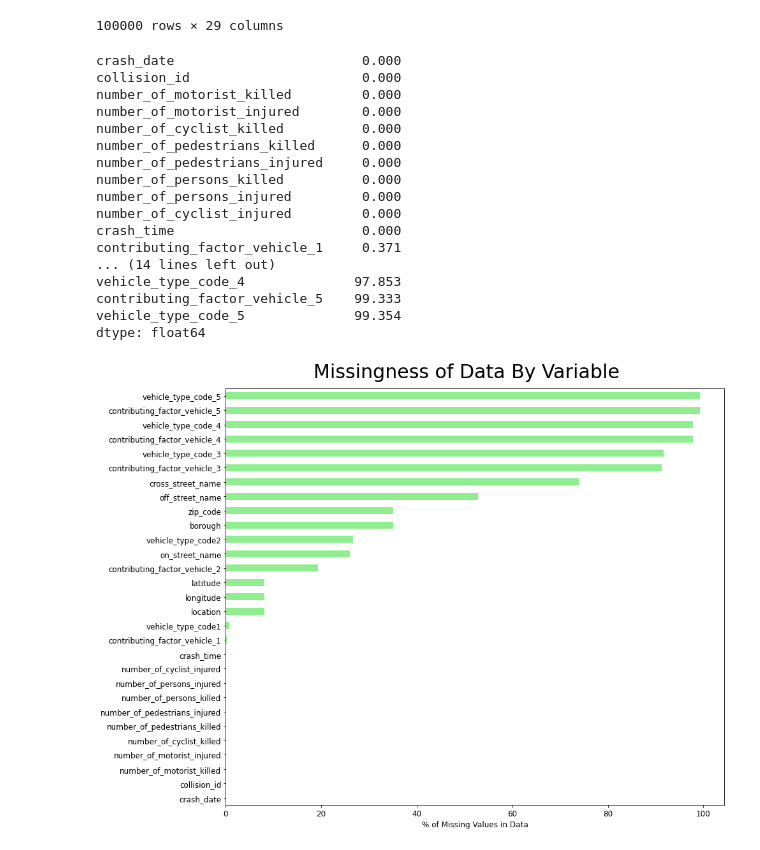
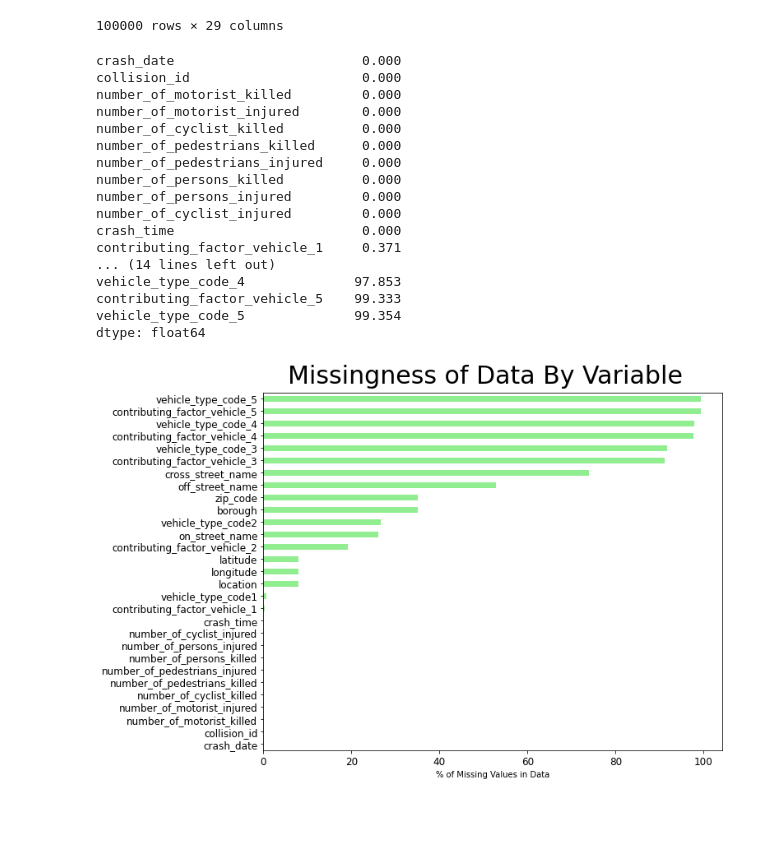
Before and after one commit to makyeme/NYC_motorCrashes, a Jupyter notebook: NYC_crashes.ipynb, the cells around one changed output. Drawn from its saved outputs; the diff is of its cells as text; code cells hidden in the pictures; blank space fills up the shorter version.

```diff
--- a/NYC_crashes.ipynb
+++ b/NYC_crashes.ipynb
@@ -90,35 +90,35 @@ def getMissing(df):
 
     #Generating percentages of missing data
     missing_var = 100*df.isnull().sum()/df.shape[0]
     missing_data = missing_var.sort_values(ascending = True)
 
     #Plotting percentages of missing data
-    plot = missing_data.plot(kind='barh',figsize=(14,12), grid = False,label="Percentage",color='lightgreen',fontsize=12)
+    plot = missing_data.plot(kind='barh',figsize=(10,8), grid = False,label="Percentage",color='lightgreen',fontsize=12)
     plot.set_xlabel("% of Missing Values in Data")
     plt.figtext(.5,0.9,'Missingness of Data By Variable',fontsize=30,ha='center')
 
     return missing_data
 
 getMissing(df)
 # %% [output]
 crash_date                        0.000
 collision_id                      0.000
 number_of_motorist_killed         0.000
 number_of_motorist_injured        0.000
 number_of_cyclist_killed          0.000
 number_of_pedestrians_killed      0.000
 number_of_pedestrians_injured     0.000
 number_of_persons_killed          0.000
 number_of_persons_injured         0.000
 number_of_cyclist_injured         0.000
 crash_time                        0.000
 contributing_factor_vehicle_1     0.371
 ... (14 lines left out)
 vehicle_type_code_4              97.853
 contributing_factor_vehicle_5    99.333
 vehicle_type_code_5              99.354
 dtype: float64
-[figure, old version]
+[figure, new version]
 # %%
 """ cleanData() Function when called, returns a fairly cleaned out dataFrame for further data analysis"""
 
```
Also changed, not shown: 2 other files.
